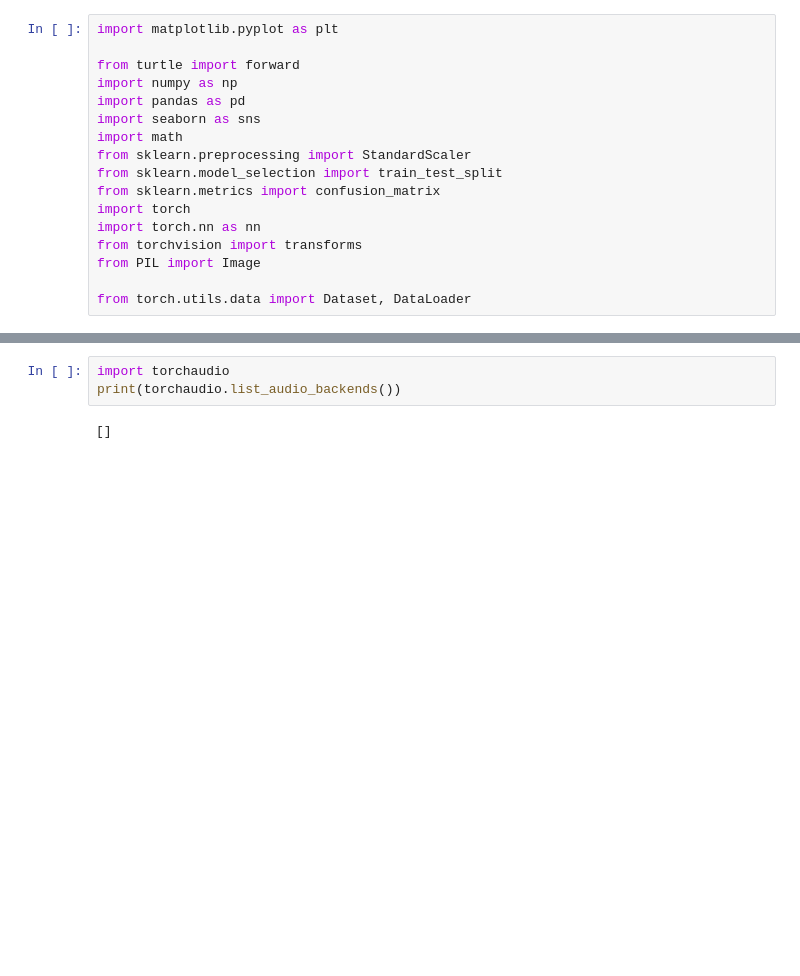
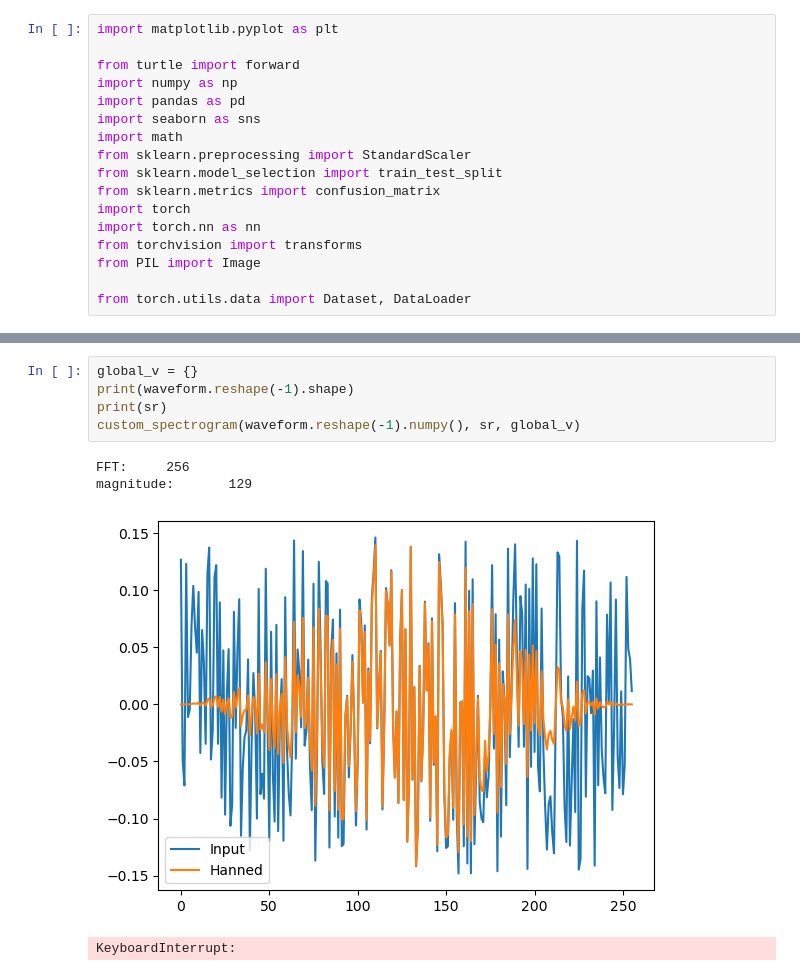
Before and after one commit to Vladimir-Ershov/Vladimir-Ershov.github.io, a Jupyter notebook: projects/MLRecap/torch/audio.ipynb, the cells around one changed output, grey strips where cells are left out. Cells and saved outputs as stored; diff of their text form; blank space fills up the shorter version.

```diff
--- a/projects/MLRecap/torch/audio.ipynb
+++ b/projects/MLRecap/torch/audio.ipynb
@@ -106,5 +213,10 @@ ValueError: ("Unsupported backend 'sox_io' specified; ", 'please select one of [
 # %%
-import torchaudio
-print(torchaudio.list_audio_backends())
+global_v = {}
+print(waveform.reshape(-1).shape)
+print(sr)
+custom_spectrogram(waveform.reshape(-1).numpy(), sr, global_v)
 # %% [output]
-[]
+FFT:     256
+magnitude:       129
+[figure, added]
+KeyboardInterrupt:
```
Also changed, not shown: parts of 7 cells of this notebook, 3 other files.
